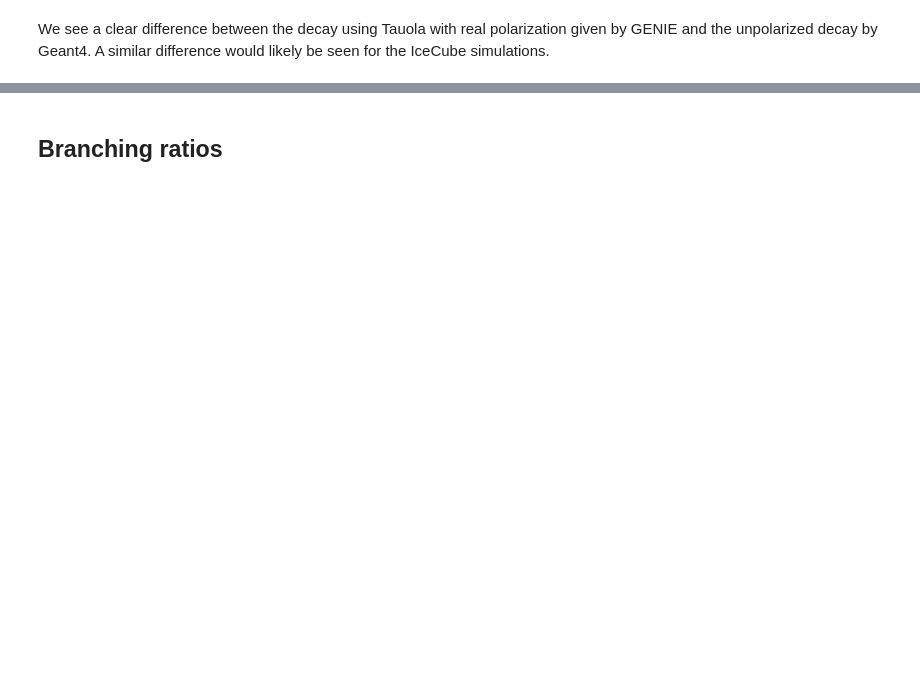
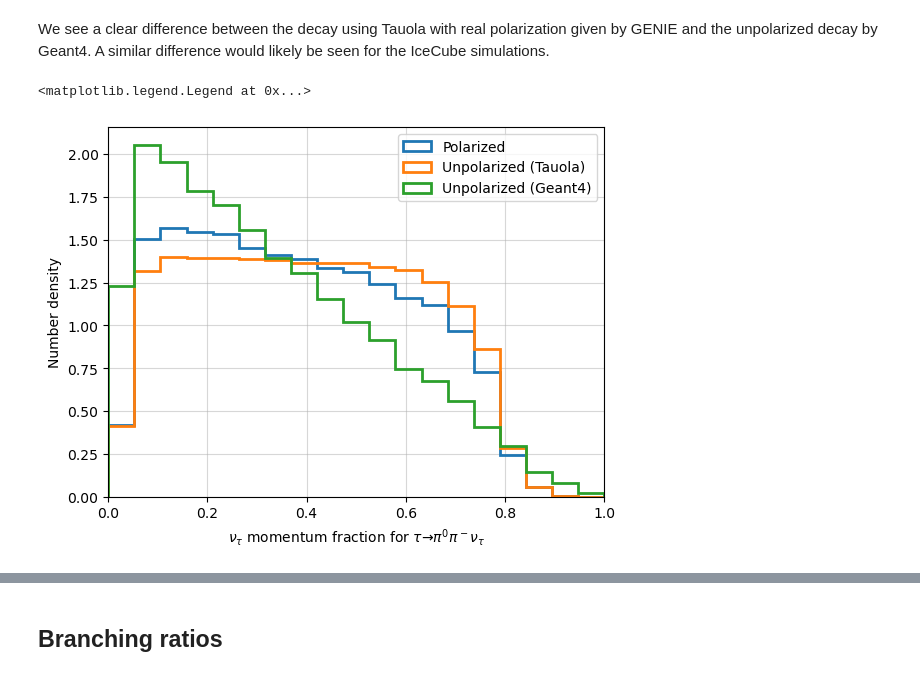
Before and after one commit to simonthor/tau-polarization-icecube, a Jupyter notebook: icecube-tau-decays/tauola_vs_geant4.ipynb, the cells around one changed output, grey strips where cells are left out. Drawn from its saved outputs; the diff is of its cells as text; code cells hidden in the pictures; blank space fills up the shorter version.

```diff
--- a/icecube-tau-decays/tauola_vs_geant4.ipynb
+++ b/icecube-tau-decays/tauola_vs_geant4.ipynb
@@ -178,0 +217,35 @@ A similar difference would likely be seen for the IceCube simulations.
+# %%
+# TODO plot momentum fraction of neutrino for various decay modes. tau -> pi0 pi- nu_tau, tau -> pi0 pi0 pi- nu_tau etc. See Dune paper for details
+def is_pi0_pim_nutau_event(event: pd.DataFrame) -> bool:
+    return (event["pdg"] == -211).any() and (event["pdg"] == 111).any() and (event["pdg"] == 16).any() and (event.shape[0] == 3)
+
+# Only select events that decay to a pion and a neutrino (211 and 16)
+pion_neutrino_events = (
+    decay_products
+    .groupby("event_num")
+    .filter(is_pi0_pim_nutau_event)
+)
+
+pion_neutrino_events_nopol = (
+    decay_products_nopol
+    .groupby("event_num")
+    .filter(is_pi0_pim_nutau_event)
+)
+
+pion_neutrino_events_g4 = (
+    decay_products_g4
+    .groupby("event_num")
+    .filter(is_pi0_pim_nutau_event)
+)
+# %%
+# Plot the momentum fraction as a histogram from 0 to 1
+fig, ax = plt.subplots()
+ax.hist(nu_momentum_fraction(pion_neutrino_events), bins=np.linspace(0, 1, 20), label="Polarized", histtype="step", density=True, lw=2)
+ax.hist(nu_momentum_fraction(pion_neutrino_events_nopol), bins=np.linspace(0, 1, 20), label="Unpolarized (Tauola)", histtype="step", density=True, lw=2)
+ax.hist(nu_momentum_fraction(pion_neutrino_events_g4), bins=np.linspace(0, 1, 20), label="Unpolarized (Geant4)", histtype="step", density=True, lw=2)
+ax.set(xlim=(0, 1), xlabel=r"$\nu_\tau$ momentum fraction for $\tau\to\pi^0\pi^-\nu_\tau$", ylabel="Number density")
+ax.grid(True, alpha=0.5)
+ax.legend()
+# %% [output]
+<matplotlib.legend.Legend at 0x...>
+[figure, added]
```
Also changed, not shown: parts of 14 cells of this notebook.
